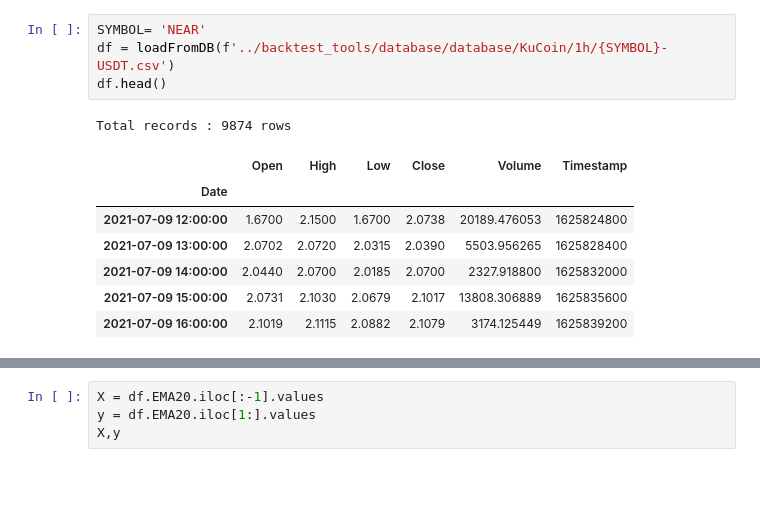
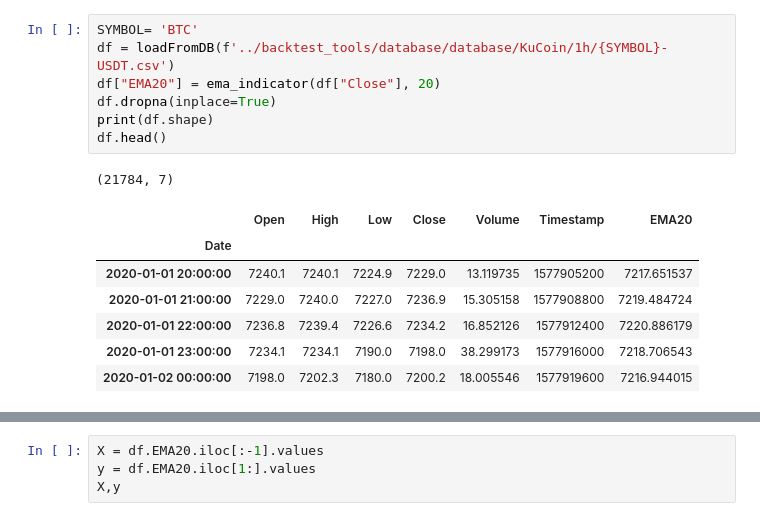
Before and after one commit to webclinic017/Trading-sandbox, a Jupyter notebook: 20_EMA_strategy.ipynb, the cells around one changed output, grey strips where cells are left out. Drawn from its saved outputs; the diff is of its cells as text; blank space fills up the shorter version.

```diff
--- a/20_EMA_strategy.ipynb
+++ b/20_EMA_strategy.ipynb
@@ -54,14 +46,17 @@ def filterData(data, method='savgol')->np.array:
 # %%
-SYMBOL= 'NEAR'
+SYMBOL= 'BTC'
 df = loadFromDB(f'../backtest_tools/database/database/KuCoin/1h/{SYMBOL}-USDT.csv')
+df["EMA20"] = ema_indicator(df["Close"], 20)
+df.dropna(inplace=True)
+print(df.shape)
 df.head()
 # %% [output]
-Total records : 9874 rows
+(21784, 7)
-|  | Open | High | Low | Close | Volume | Timestamp |
-| Date |  |  |  |  |  |  |
-| 2021-07-09 12:00:00 | 1.6700 | 2.1500 | 1.6700 | 2.0738 | 20189.476053 | 1625824800 |
-| 2021-07-09 13:00:00 | 2.0702 | 2.0720 | 2.0315 | 2.0390 | 5503.956265 | 1625828400 |
-| 2021-07-09 14:00:00 | 2.0440 | 2.0700 | 2.0185 | 2.0700 | 2327.918800 | 1625832000 |
-| 2021-07-09 15:00:00 | 2.0731 | 2.1030 | 2.0679 | 2.1017 | 13808.306889 | 1625835600 |
-| 2021-07-09 16:00:00 | 2.1019 | 2.1115 | 2.0882 | 2.1079 | 3174.125449 | 1625839200 |
+|  | Open | High | Low | Close | Volume | Timestamp | EMA20 |
+| Date |  |  |  |  |  |  |  |
+| 2020-01-01 20:00:00 | 7240.1 | 7240.1 | 7224.9 | 7229.0 | 13.119735 | 1577905200 | 7217.651537 |
+| 2020-01-01 21:00:00 | 7229.0 | 7240.0 | 7227.0 | 7236.9 | 15.305158 | 1577908800 | 7219.484724 |
+| 2020-01-01 22:00:00 | 7236.8 | 7239.4 | 7226.6 | 7234.2 | 16.852126 | 1577912400 | 7220.886179 |
+| 2020-01-01 23:00:00 | 7234.1 | 7234.1 | 7190.0 | 7198.0 | 38.299173 | 1577916000 | 7218.706543 |
+| 2020-01-02 00:00:00 | 7198.0 | 7202.3 | 7180.0 | 7200.2 | 18.005546 | 1577919600 | 7216.944015 |
 # %%
```
Also changed, not shown: parts of 8 cells of this notebook, 7 other files.
